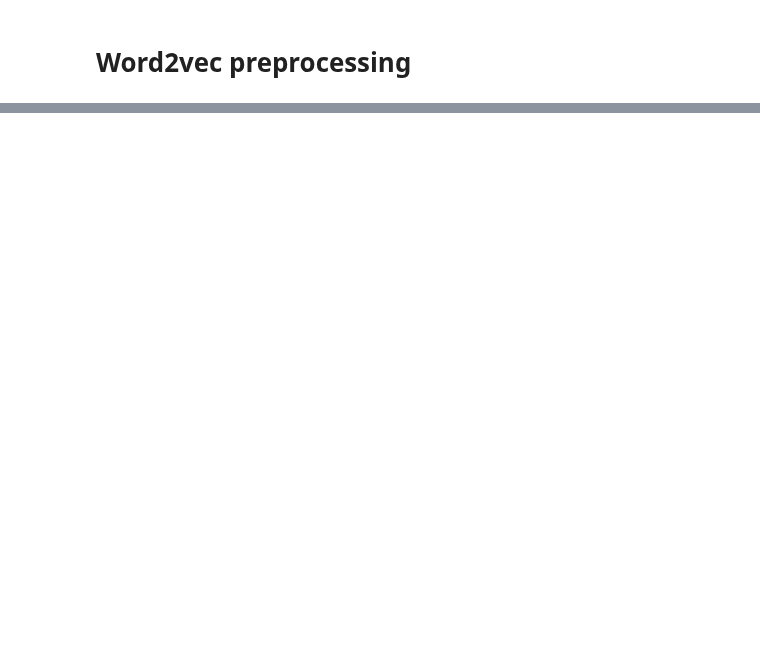
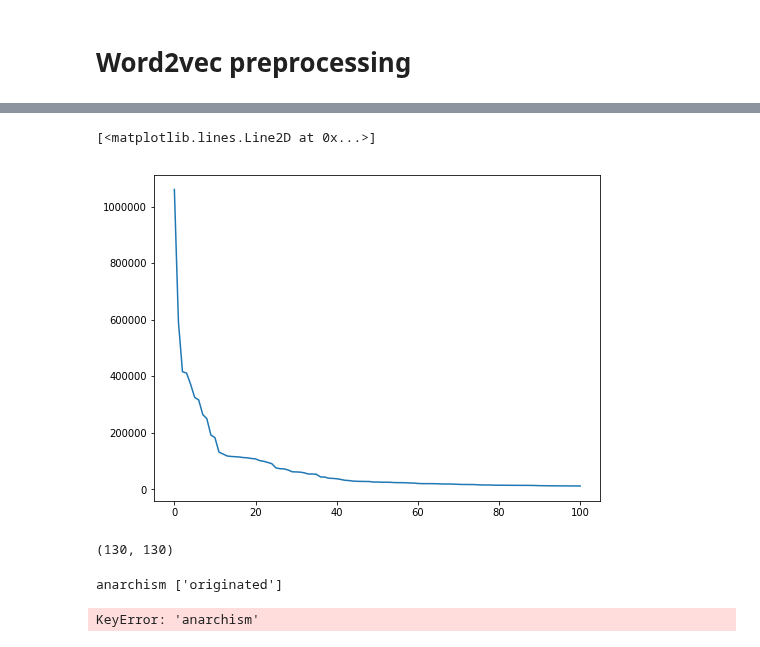
Before and after one commit to labdmitriy/dl_in_nlp, a Jupyter notebook: workshop_1/task2_preprocessing.ipynb, the cells around one changed output, grey strips where cells are left out. Drawn from its saved outputs; the diff is of its cells as text; code cells hidden in the pictures; blank space fills up the shorter version.

```diff
--- a/workshop_1/task2_preprocessing.ipynb
+++ b/workshop_1/task2_preprocessing.ipynb
@@ -38,0 +95,25 @@ If you struggle with somethng, ask your neighbour. If it is not obvious for you,
+# %%
+n = 100
+
+fig, axes = plt.subplots(figsize=(8, 6))
+plt.plot(token_counts_df.loc[:n, 'count'])
+# %% [output]
+[<matplotlib.lines.Line2D at 0x...>]
+[figure, added]
+# %%
+cutoff_token_counts = filter(lambda x: x[1] > cutoff, token_counts)
+token_to_idx = {counter[0]:idx for (idx, counter) in enumerate(cutoff_token_counts)}
+idx_to_token = {idx:token for (token, idx) in token2idx.items()}
+
+len(token_to_idx), len(idx_to_token)
+# %% [output]
+(130, 130)
+# %%
+for window in get_window(text[:20], max_window_size=2):
+    center_word = window[0]
+    context = window[1]
+    print(center_word, context)))
+    print(word2idx[center_word], list(map(lambda x: word2idx[x], context)))
+# %% [output]
+anarchism ['originated']
+KeyError: 'anarchism'
```
Also changed, not shown: parts of 7 cells of this notebook.
